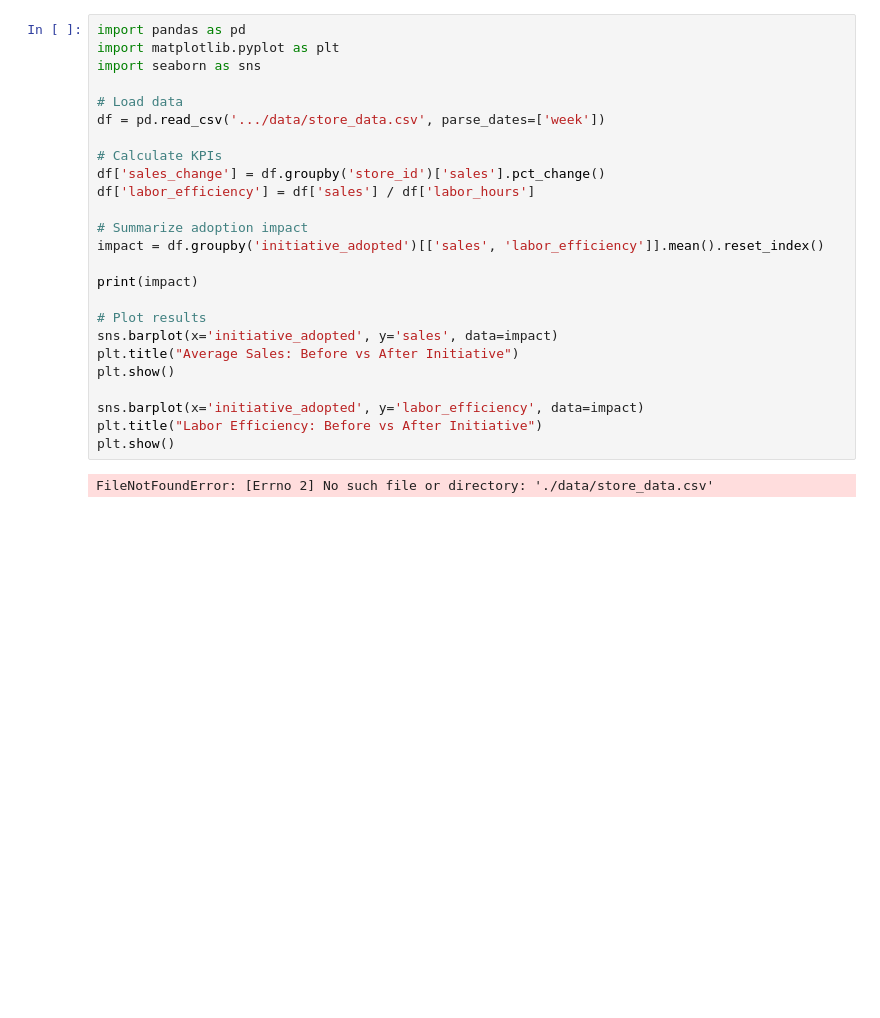
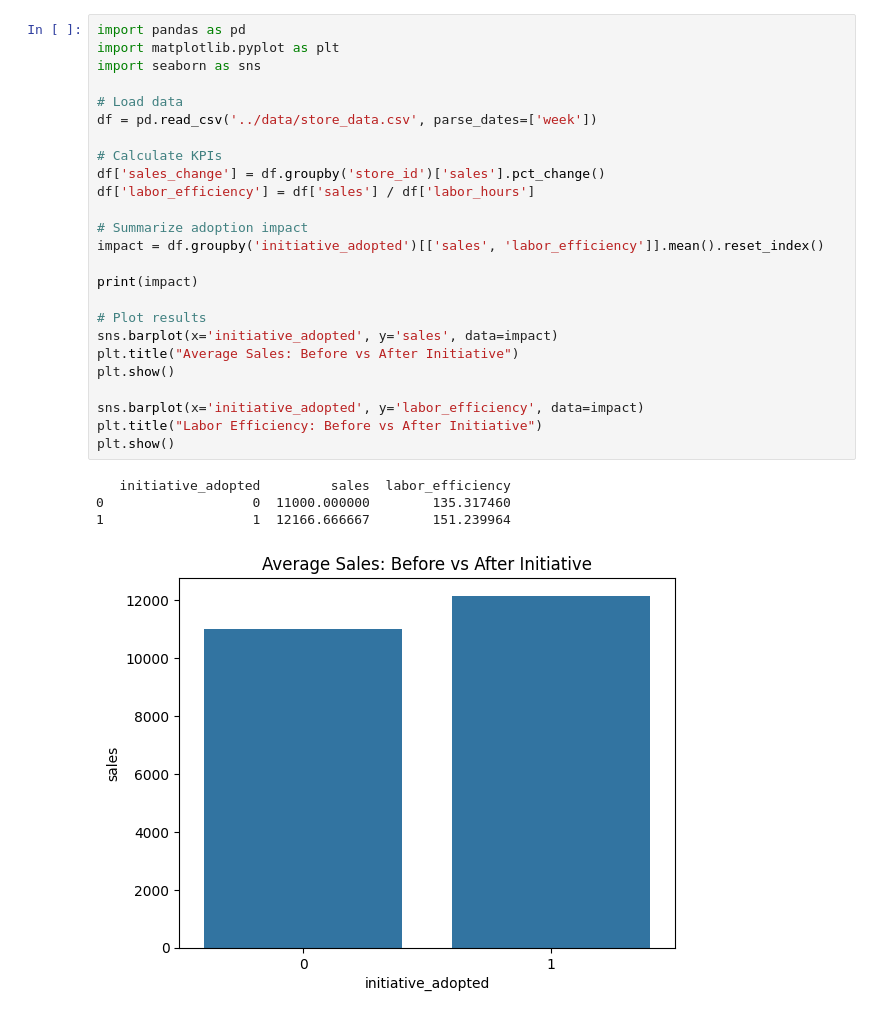
Before and after one commit to marljonson/store-ops-dashboard, a Jupyter notebook: notebooks/analysis.ipynb, the cells around one changed output. Saved outputs shown, nothing was run; the diff lists cells and outputs as text; blank space fills up the shorter version.

```diff
--- a/notebooks/analysis.ipynb
+++ b/notebooks/analysis.ipynb
@@ -1,27 +1,30 @@
 # %%
 import pandas as pd
 import matplotlib.pyplot as plt
 import seaborn as sns
 
 # Load data
-df = pd.read_csv('.../data/store_data.csv', parse_dates=['week'])
+df = pd.read_csv('../data/store_data.csv', parse_dates=['week'])
 
 # Calculate KPIs
 df['sales_change'] = df.groupby('store_id')['sales'].pct_change()
 df['labor_efficiency'] = df['sales'] / df['labor_hours']
 
 # Summarize adoption impact
 impact = df.groupby('initiative_adopted')[['sales', 'labor_efficiency']].mean().reset_index()
 
 print(impact)
 
 # Plot results
 sns.barplot(x='initiative_adopted', y='sales', data=impact)
 plt.title("Average Sales: Before vs After Initiative")
 plt.show()
 
 sns.barplot(x='initiative_adopted', y='labor_efficiency', data=impact)
 plt.title("Labor Efficiency: Before vs After Initiative")
 plt.show()
 # %% [output]
-FileNotFoundError: [Errno 2] No such file or directory: './data/store_data.csv'
+   initiative_adopted         sales  labor_efficiency
+0                   0  11000.000000        135.317460
+1                   1  12166.666667        151.239964
+[figure, added]
```
Also changed, not shown: parts of 1 cell of this notebook.
